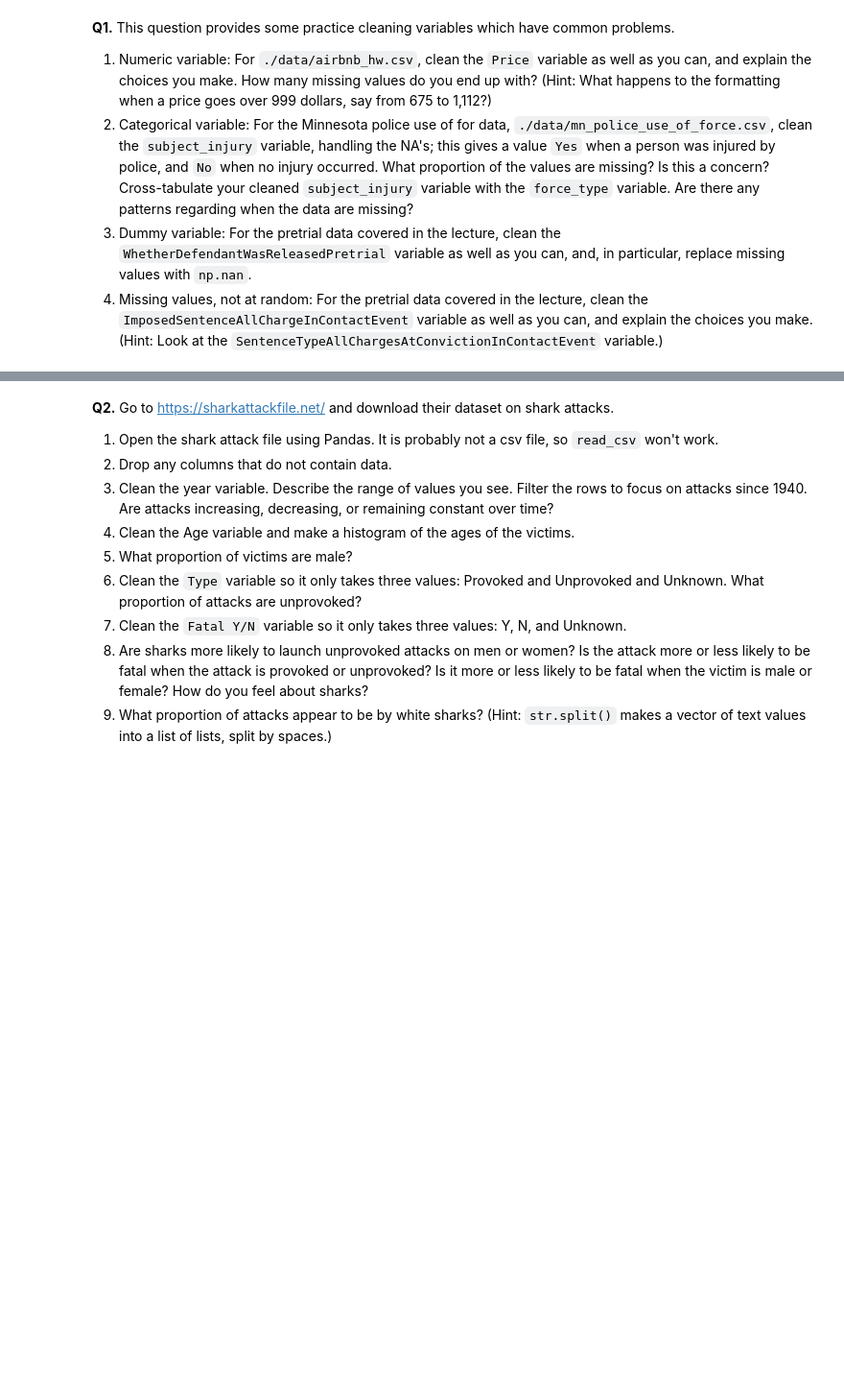
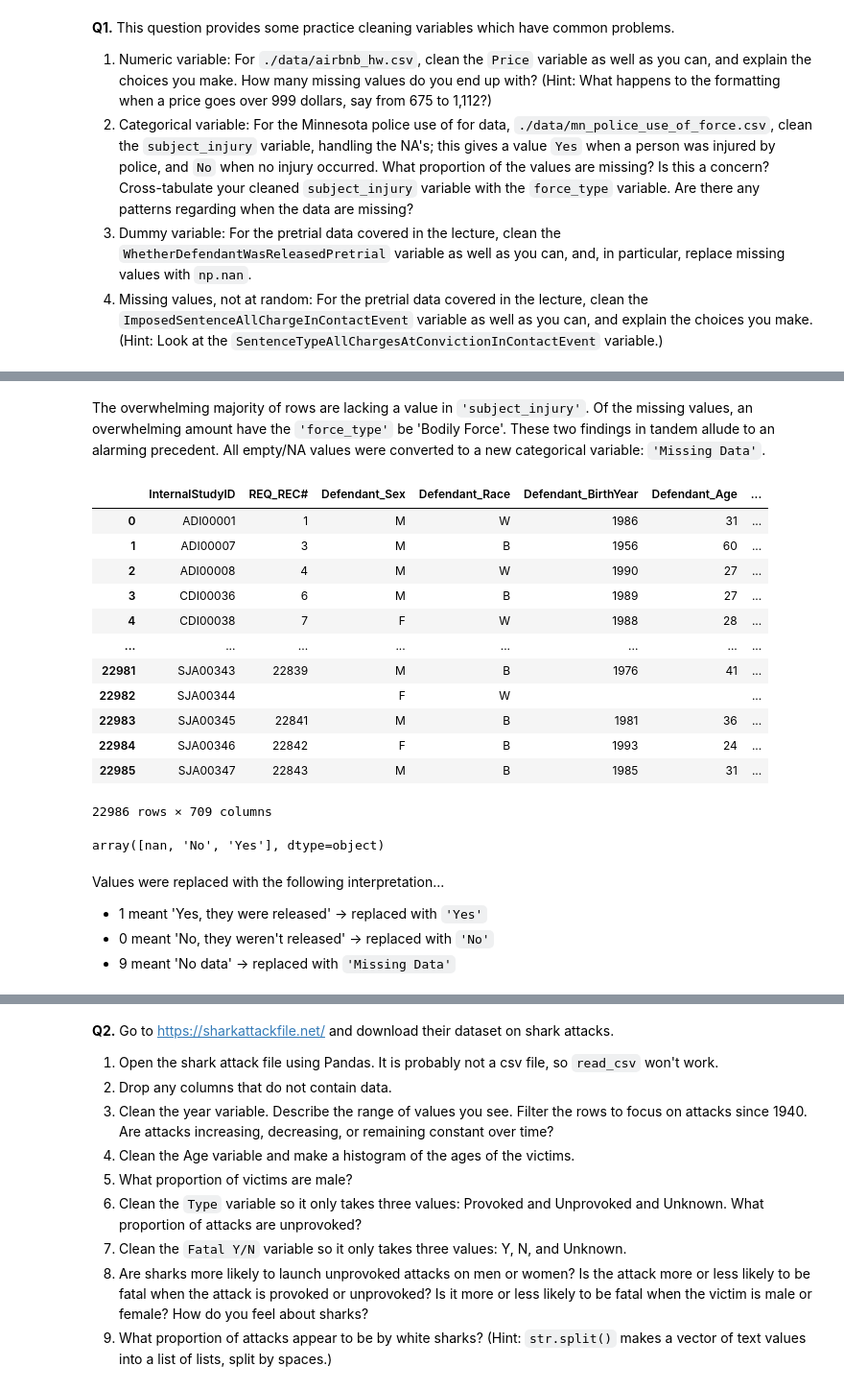
Before and after one commit to McMeans/wrangling, a Jupyter notebook: assignment/assignment.ipynb, the cells around one changed output, grey strips where cells are left out. Shown at 96% size. Drawn from its saved outputs; the diff is of its cells as text; code cells hidden in the pictures; blank space fills up the shorter version.

```diff
--- a/assignment/assignment.ipynb
+++ b/assignment/assignment.ipynb
@@ -10,0 +48,31 @@
+# %% [markdown]
+The overwhelming majority of rows are lacking a value in `'subject_injury'`. Of the missing values, an overwhelming amount have the `'force_type'` be 'Bodily Force'. These two findings in tandem allude to an alarming precedent. All empty/NA values were converted to a new categorical variable: `'Missing Data'`.
+# %%
+# PART 3
+url = 'http://www.vcsc.virginia.gov/pretrialdataproject/October%202017%20Cohort_Virginia%20Pretrial%20Data%20Project_Deidentified%20FINAL%20Update_10272021.csv'
+pretrial = pd.read_csv(url,low_memory=False)
+pretrial
+# %% [output]
+|  | InternalStudyID | REQ_REC# | Defendant_Sex | Defendant_Race | Defendant_BirthYear | Defendant_Age | ... |
+| 0 | ADI00001 | 1 | M | W | 1986 | 31 | ... |
+| 1 | ADI00007 | 3 | M | B | 1956 | 60 | ... |
+| 2 | ADI00008 | 4 | M | W | 1990 | 27 | ... |
+| 3 | CDI00036 | 6 | M | B | 1989 | 27 | ... |
+| 4 | CDI00038 | 7 | F | W | 1988 | 28 | ... |
+| ... | ... | ... | ... | ... | ... | ... | ... |
+| 22981 | SJA00343 | 22839 | M | B | 1976 | 41 | ... |
+| 22982 | SJA00344 |  | F | W |  |  | ... |
+| 22983 | SJA00345 | 22841 | M | B | 1981 | 36 | ... |
+| 22984 | SJA00346 | 22842 | F | B | 1993 | 24 | ... |
+| 22985 | SJA00347 | 22843 | M | B | 1985 | 31 | ... |
+22986 rows × 709 columns
+# %%
+pretrial['WhetherDefendantWasReleasedPretrial'] = pretrial['WhetherDefendantWasReleasedPretrial'].replace(9, 'Missing Data').replace(1, 'Yes').replace(0, 'No')
+pretrial['WhetherDefendantWasReleasedPretrial'].unique()
+# %% [output]
+array([nan, 'No', 'Yes'], dtype=object)
+# %% [markdown]
+Values were replaced with the following interpretation...
+- 1 meant 'Yes, they were released' -> replaced with `'Yes'`
+- 0 meant 'No, they weren't released' -> replaced with `'No'`
+- 9 meant 'No data' -> replaced with `'Missing Data'`
```
Also changed, not shown: parts of 7 cells of this notebook.
